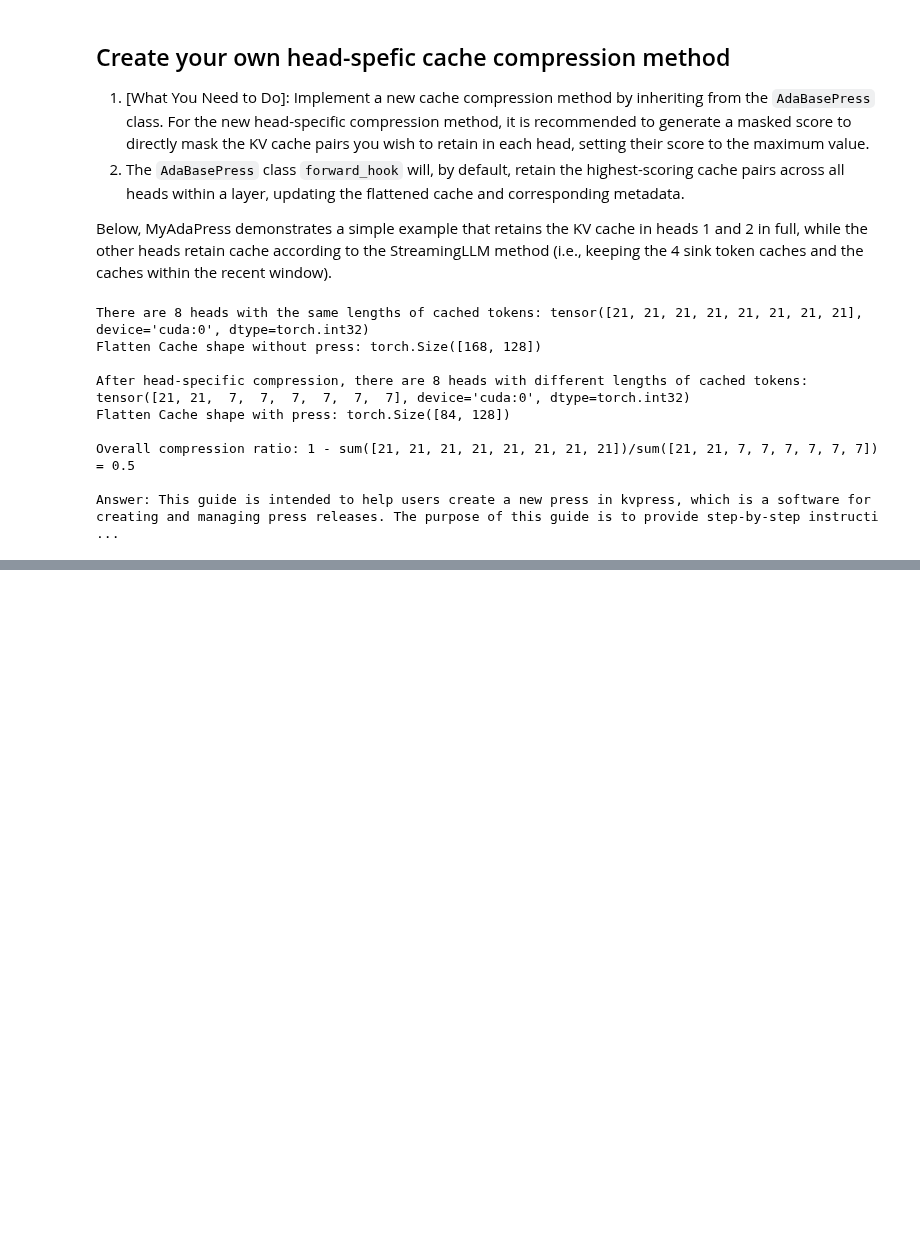
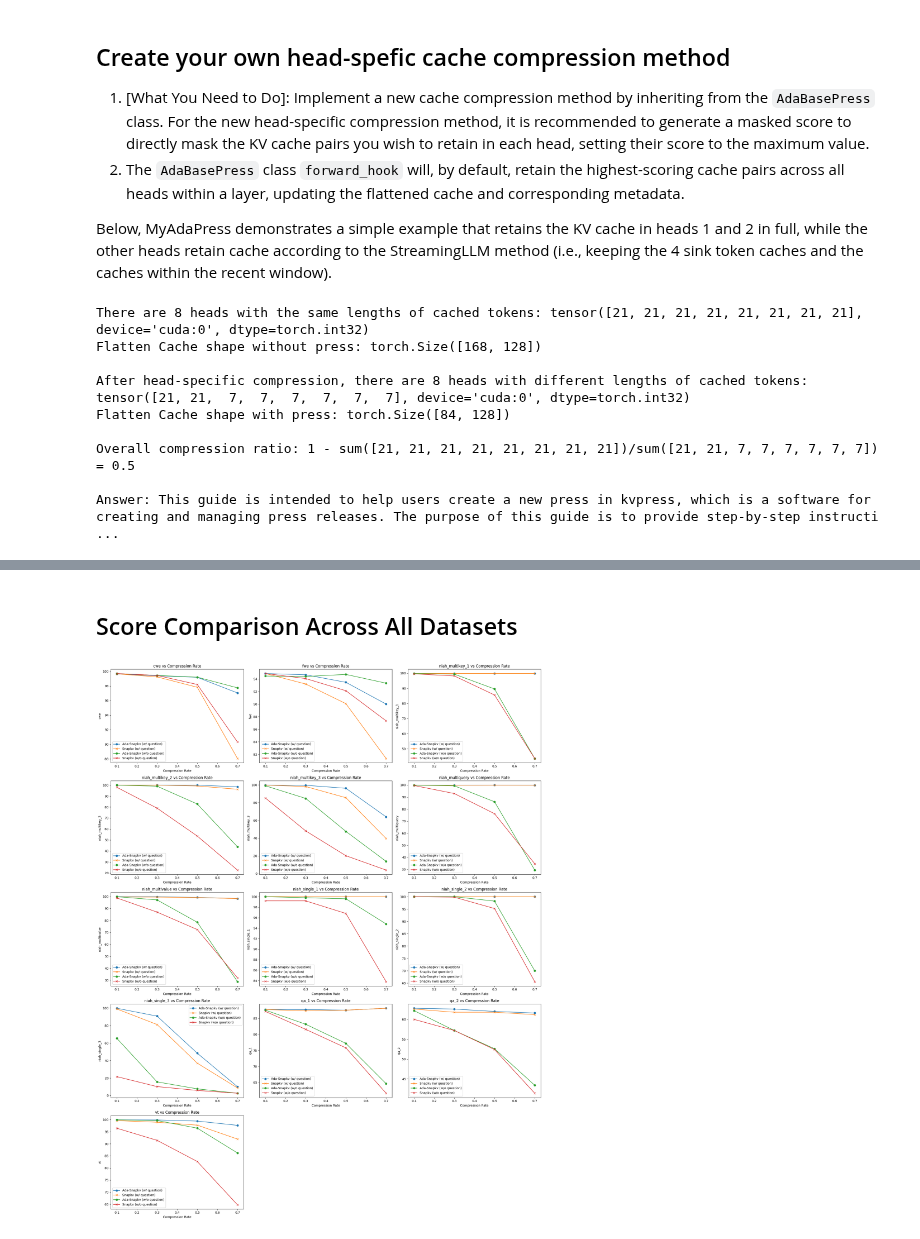
Before and after one commit to NVIDIA/kvpress, a Jupyter notebook: notebooks/head_specific_compression.ipynb, the cells around one changed output, grey strips where cells are left out. Saved outputs shown, nothing was run; the diff lists cells and outputs as text; code cells hidden in the pictures; blank space fills up the shorter version.

```diff
--- a/notebooks/head_specific_compression.ipynb
+++ b/notebooks/head_specific_compression.ipynb
@@ -170,0 +228,33 @@ Answer: This guide is intended to help users create a new press in kvpress, whic
+# %% [markdown]
+## Score Comparison Across All Datasets
+# %%
+# all datasets
+score_columns = [ 'cwe', 'fwe', 'niah_multikey_1', 'niah_multikey_2', 'niah_multikey_3',
+                 'niah_multiquery', 'niah_multivalue', 'niah_single_1', 'niah_single_2',
+                 'niah_single_3', 'qa_1', 'qa_2', 'vt', ]
+
+ncols = 3
+nrows = (len(score_columns) + ncols - 1) // ncols  # 计算行数
+
+fig, axes = plt.subplots(nrows=nrows, ncols=ncols, figsize=(20, nrows * 5))
+
+axes = axes.flatten()
+
+for i, score_column in enumerate(score_columns):
+    axes[i].plot(ada_snapekv_w_question['compression_rate'], ada_snapekv_w_question[score_column], label='Ada-Snapkv (w/ question)', marker='o')
+    axes[i].plot(snapekv_w_question['compression_rate'], snapekv_w_question[score_column], label='Snapkv (w/ question)', marker='x')
+    axes[i].plot(ada_snapekv_wo_question['compression_rate'], ada_snapekv_wo_question[score_column], label='Ada-Snapkv (w/o question)', marker='o')
+    axes[i].plot(snapekv_wo_question['compression_rate'], snapekv_wo_question[score_column], label='Snapkv (w/o question)', marker='x')
+
+    axes[i].set_title(f'{score_column} vs Compression Rate')
+    axes[i].set_xlabel('Compression Rate')
+    axes[i].set_ylabel(score_column)
+    axes[i].legend()
+
+for j in range(i + 1, len(axes)):
+    axes[j].axis('off')
+
+plt.tight_layout()
+plt.show()
+# %% [output]
+[figure, added]
```
Also changed, not shown: parts of 5 cells of this notebook, 1 other file.
